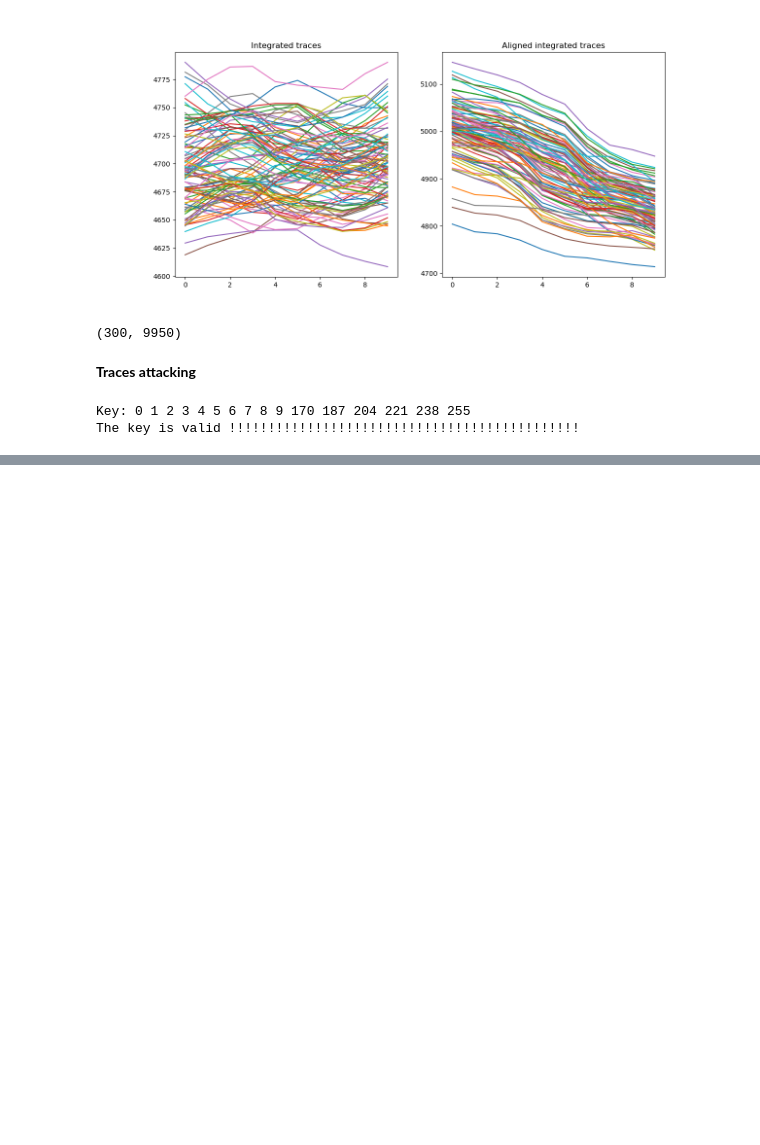
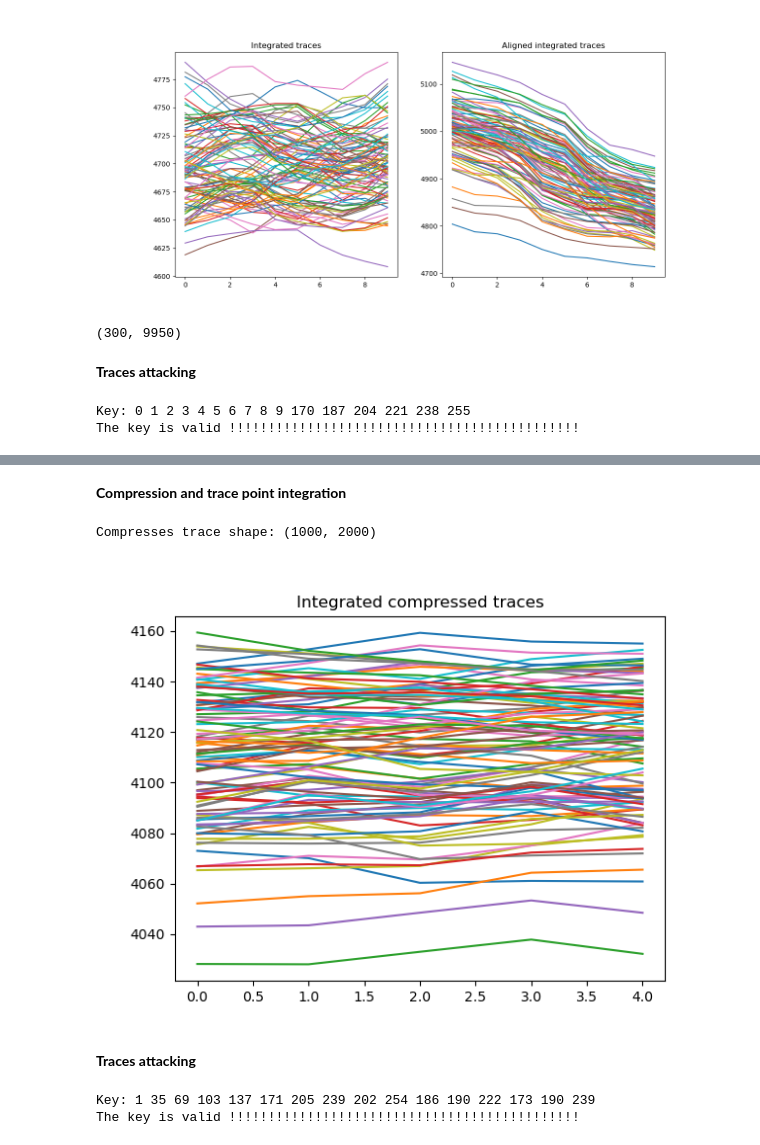
Before and after one commit to CyrilleStr/hardware-security, a Jupyter notebook: task3/task3.ipynb, the cells around one changed output, grey strips where cells are left out. Cells and saved outputs as stored; diff of their text form; code cells hidden in the pictures; blank space fills up the shorter version.

```diff
--- a/task3/task3.ipynb
+++ b/task3/task3.ipynb
@@ -277,0 +236,24 @@ for al in range(5):
+# %% [markdown]
+**Compression and trace point integration**
+# %%
+# compression
+hit3_compress_traces = compress_trace(hit3_traces, 50)
+print(f"Compresses trace shape: {hit3_compress_traces.shape}")
+
+# Trace point integration
+hit3_integrated_traces =  integrate_trace_point(hit3_compress_traces, 50)
+
+fig = plt.figure()
+plt.title("Integrated compressed traces")
+plt.plot(hit3_integrated_traces[0:100, 1000:1005].T)
+plt.show()
+# %% [output]
+Compresses trace shape: (1000, 2000)
+[figure, added]
+# %% [markdown]
+**Traces attacking**
+# %%
+break_all_bytes(hit3_integrated_traces, hit3_inputs, hit3_ciphertext_block, hit3_plaintext_block)
+# %% [output]
+Key: 1 35 69 103 137 171 205 239 202 254 186 190 222 173 190 239
+The key is valid !!!!!!!!!!!!!!!!!!!!!!!!!!!!!!!!!!!!!!!!!!!!!
```
Also changed, not shown: parts of 12 cells of this notebook.
